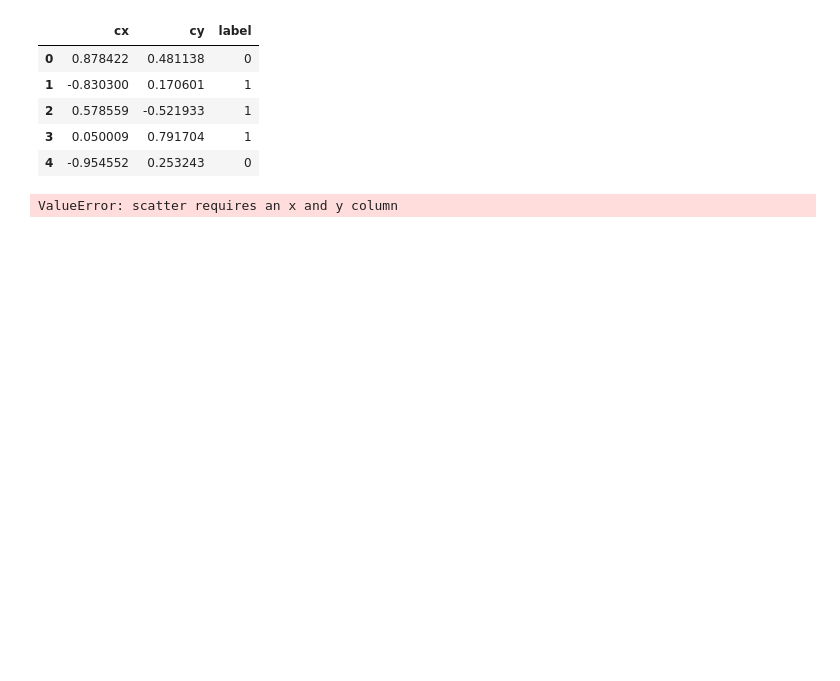
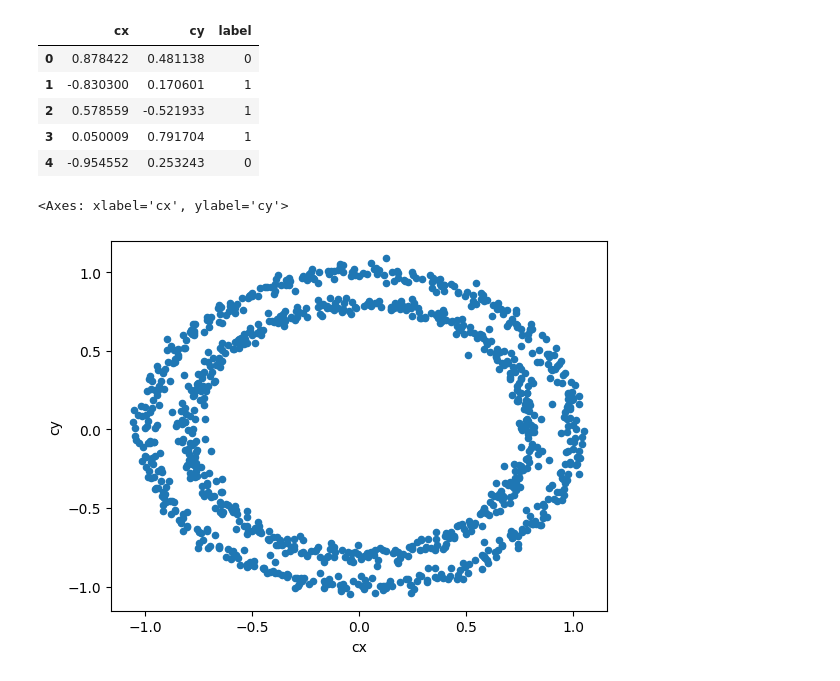
Before and after one commit to ThomasCetto/100-Days-Of-ML-Code, a Jupyter notebook: Day 19/ClassificationNN.ipynb, the cells around one changed output. Cells and saved outputs as stored; diff of their text form; code cells hidden in the pictures; blank space fills up the shorter version.

Commit message:
Error fix

```diff
--- a/Day 19/ClassificationNN.ipynb
+++ b/Day 19/ClassificationNN.ipynb
@@ -20,6 +20,7 @@ df.head()
 | 3 | 0.050009 | 0.791704 | 1 |
 | 4 | -0.954552 | 0.253243 | 0 |
 # %%
-df.plot(kind="scatter")
+df.plot(kind="scatter", x="cx", y="cy")
 # %% [output]
-ValueError: scatter requires an x and y column
+<Axes: xlabel='cx', ylabel='cy'>
+[figure, added]
```
Also changed, not shown: 1 other file.
